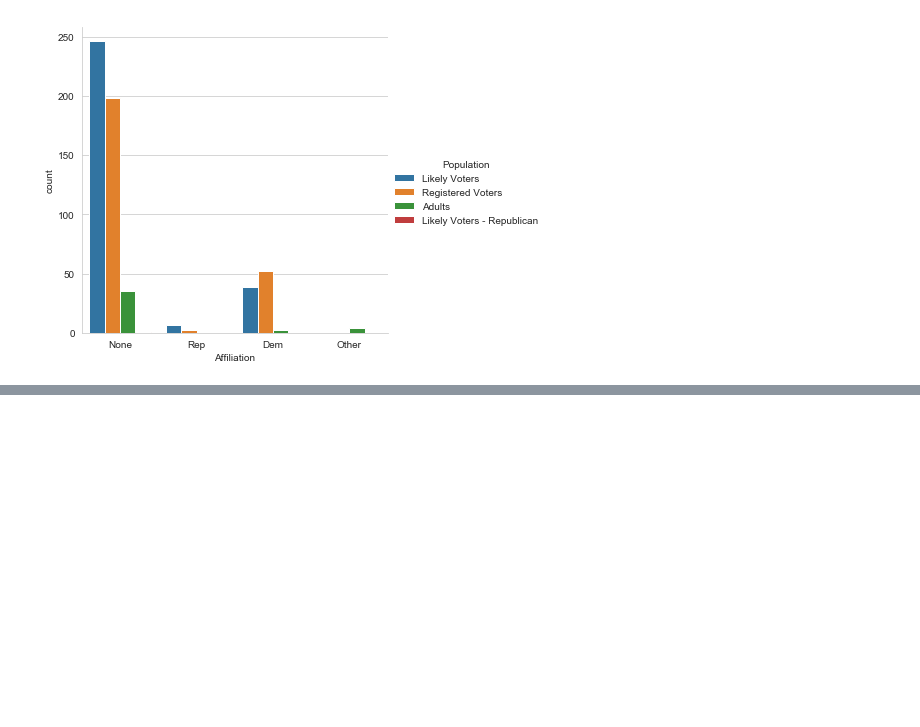
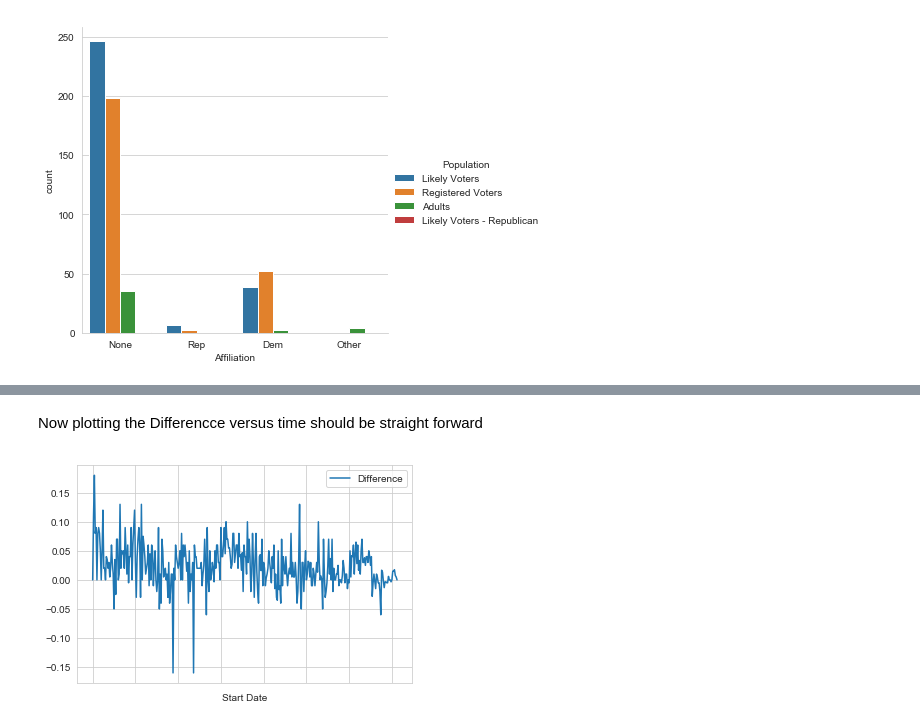
Before and after one commit to rohailkhan/USA_elections_alalysis, a Jupyter notebook: Analytics of US Elections.ipynb, the cells around one changed output, grey strips where cells are left out. Saved outputs shown, nothing was run; the diff lists cells and outputs as text; code cells hidden in the pictures; blank space fills up the shorter version.

```diff
--- a/Analytics of US Elections.ipynb
+++ b/Analytics of US Elections.ipynb
@@ -98,0 +245,4 @@ plt.show()
+# %%
+# new column "Difference" which has the percentage difference between two candidates
+poll_df['Difference']=(poll_df['Obama'] -poll_df['Romney'])/100
+poll_df['Difference'].head()
@@ -98,0 +261,3 @@ plt.show()
+# %%
+poll_df=poll_df.groupby(['Start Date'],as_index=False).mean()
+poll_df.head()
@@ -98,0 +271,6 @@ plt.show()
+# %% [markdown]
+Now plotting the Differencce versus time should be straight forward
+# %%
+fig=poll_df.plot('Start Date','Difference')
+# %% [output]
+[figure, added]
```
Also changed, not shown: parts of 38 cells of this notebook.
